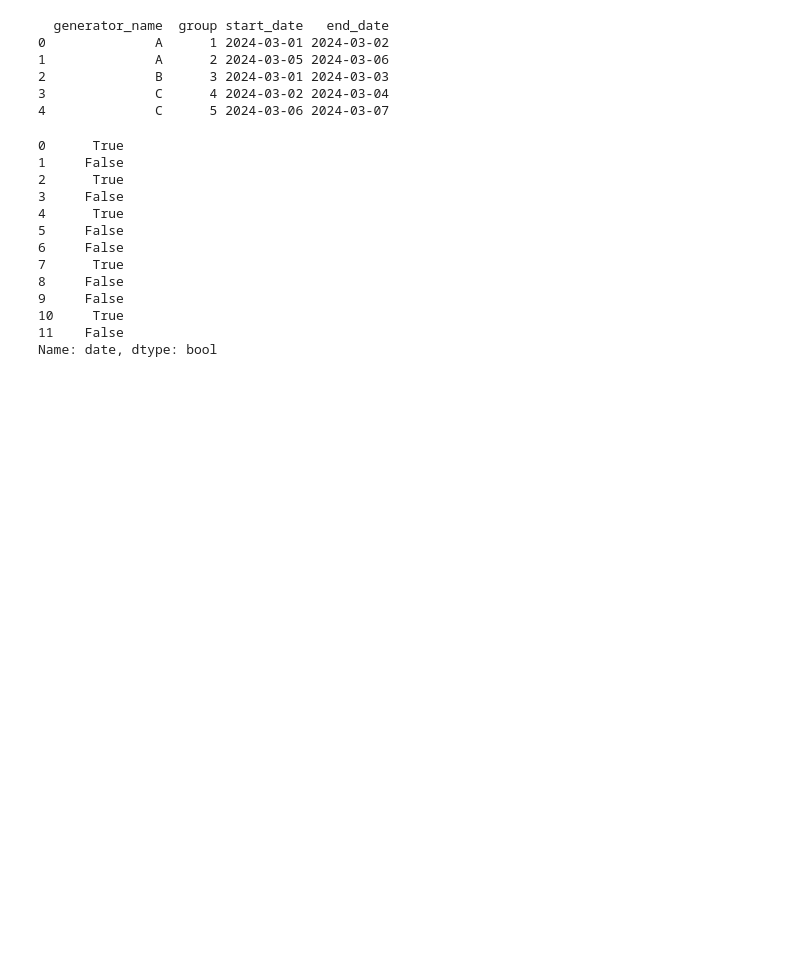
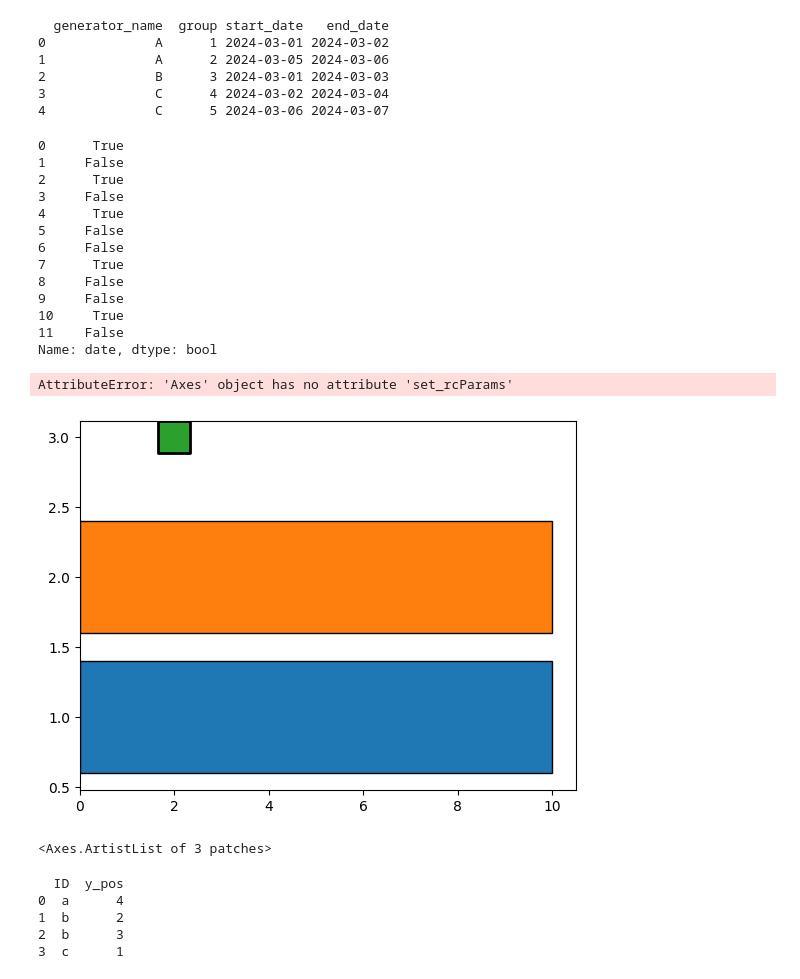
Before and after one commit to AmpedAnalytics/common-tools, a Jupyter notebook: Daily Data/scripts/python/outage_by_region.ipynb, the cells around one changed output. Drawn from its saved outputs; the diff is of its cells as text; code cells hidden in the pictures; blank space fills up the shorter version.

```diff
--- a/Daily Data/scripts/python/outage_by_region.ipynb
+++ b/Daily Data/scripts/python/outage_by_region.ipynb
@@ -572,3 +572,30 @@ df.groupby("generator_name")["date"].diff().dt.days.ne(1)
 10     True
 11    False
 Name: date, dtype: bool
+# %%
+import matplotlib.pyplot as plt
+
+plt.rcParams['hatch.linewidth'] = 0.5
+
+
+ax = plt.gca()
+plt.rcParams['hatch.color'] = "white"
+
+
+ax.barh(y=1,width=10,edgecolor="k")
+plt.rcParams['hatch.color'] = "white"
+
+ax.barh(y=2,width=10,edgecolor="k")
+ax.scatter(x=2,y=3,marker='s',s=500,linewidth=2,edgecolor="black")
+ax.set_rcParams['hatch.color'] = "white"
+ax.barh(y=4,width=10,edgecolor="k")
+
+
+for i,thisbar in enumerate(ax.patches):
+    # Set a different hatch for each bar
+    thisbar.set_hatch("xx")
+
+plt.show()
+# %% [output]
+AttributeError: 'Axes' object has no attribute 'set_rcParams'
+[figure, added]
@@ -574,0 +606,22 @@ Name: date, dtype: bool
+# %%
+ax.patches
+# %% [output]
+<Axes.ArtistList of 3 patches>
+# %%
+import pandas as pd
+
+# Example DataFrame
+df = pd.DataFrame({'ID': ['a', 'b', 'b', 'c']})
+# df = pd.DataFrame({'ID': [1,2,2,3]})
+
+
+# Assign y_pos based on group rank
+df["y_pos"] = df["ID"].rank(method="first", ascending=False).astype(int)
+
+print(df)
+# %% [output]
+  ID  y_pos
+0  a      4
+1  b      2
+2  b      3
+3  c      1
```
Also changed, not shown: parts of 2 cells of this notebook, 13 other files.
